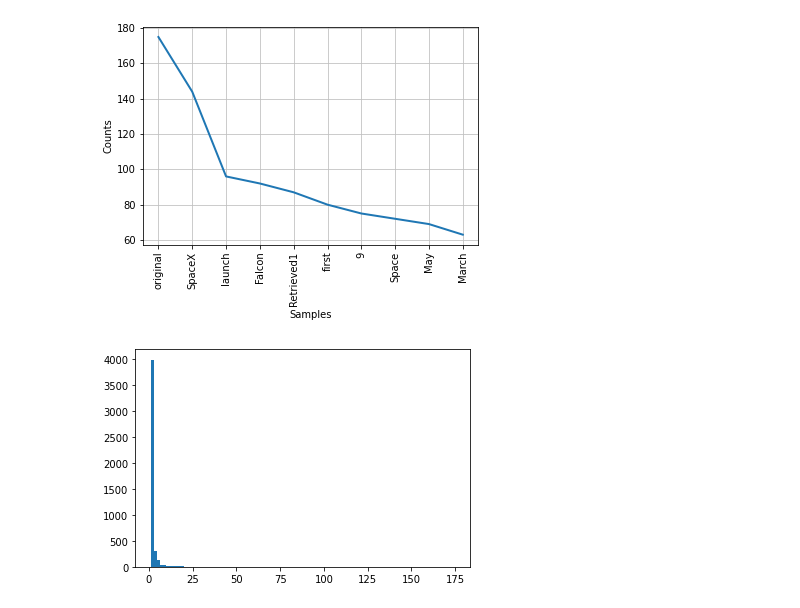
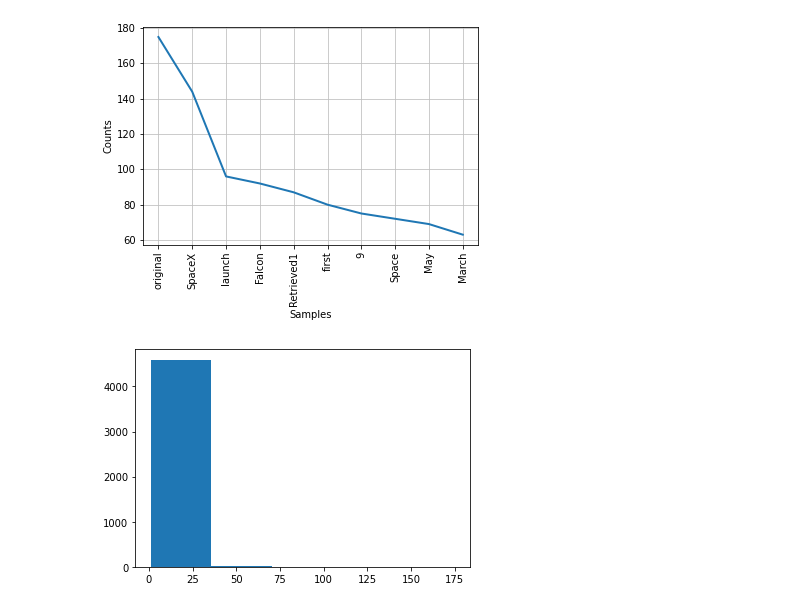
Before and after one commit to DMaron/CSCE_5290-NLP, a Jupyter notebook: Dany_Maron_Lab_1.ipynb, the cells around one changed output. Saved outputs shown, nothing was run; the diff lists cells and outputs as text; code cells hidden in the pictures.

Commit message:
Adjusted number of bins in histogram

```diff
--- a/Dany_Maron_Lab_1.ipynb
+++ b/Dany_Maron_Lab_1.ipynb
@@ -58,7 +58,7 @@ for key,val in freq.items():
 # %%
 import matplotlib.pyplot as plt
 
-plt.hist(frequency, bins=100)
+plt.hist(frequency, bins=5)
 plt.show()
 # %% [output]
-[figure, old version]
+[figure, new version]
```
